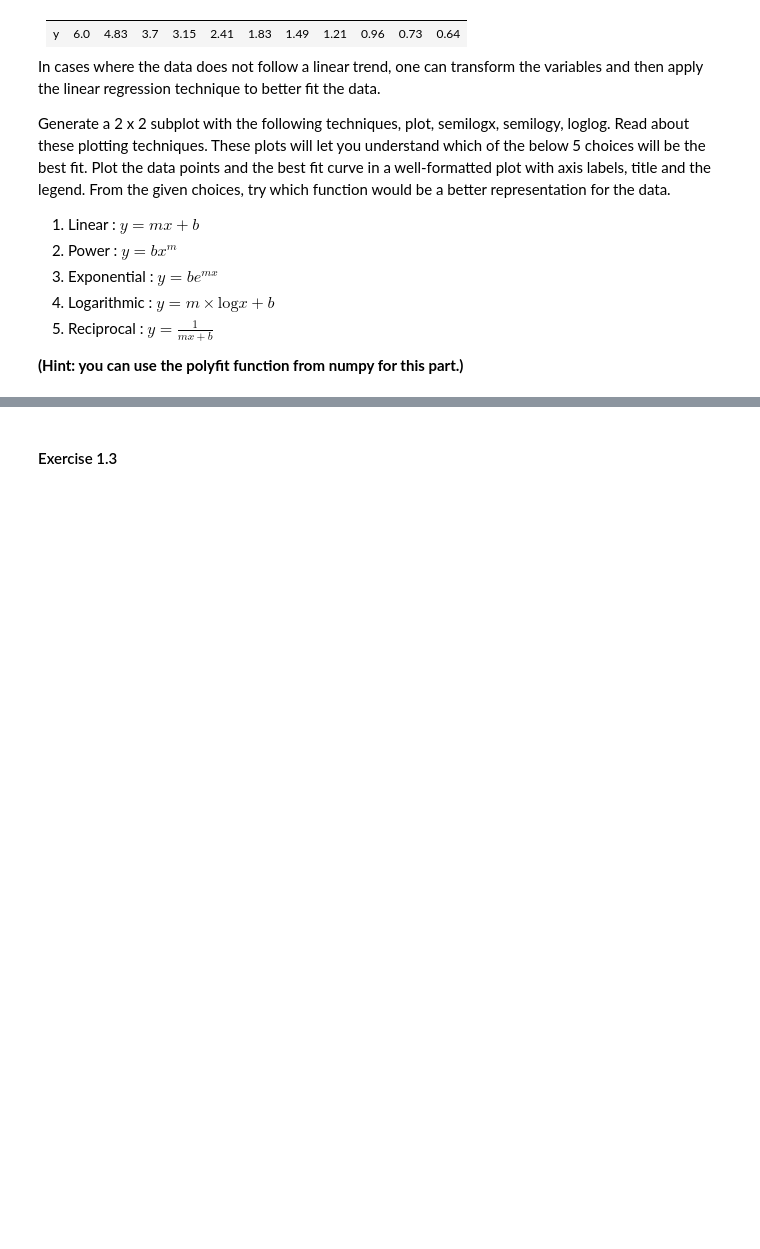
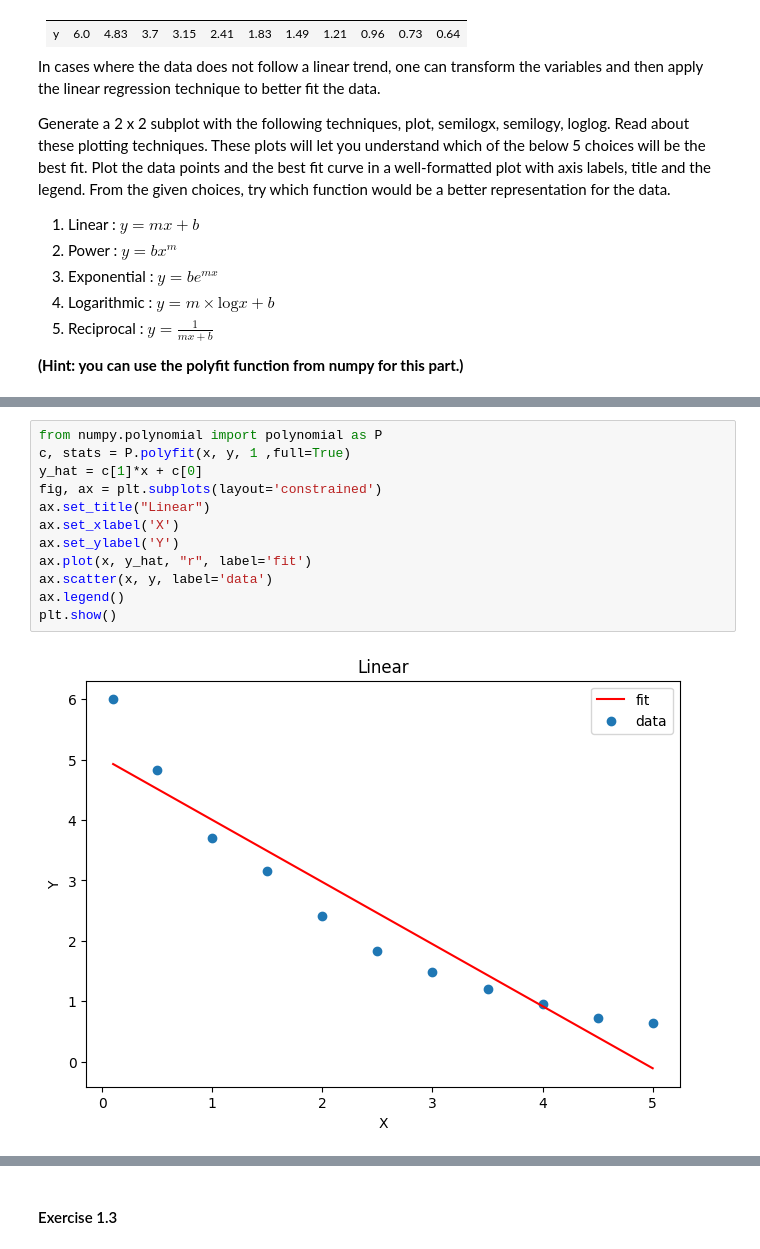
Before and after one commit to amirheyvaz/WiSe-2024, a Jupyter notebook: ML LAB/Exercises/1/1747696_Exercise_01.ipynb, the cells around one changed output, grey strips where cells are left out. Saved outputs shown, nothing was run; the diff lists cells and outputs as text; blank space fills up the shorter version.

```diff
--- a/ML LAB/Exercises/1/1747696_Exercise_01.ipynb
+++ b/ML LAB/Exercises/1/1747696_Exercise_01.ipynb
@@ -128,0 +160,14 @@ plt.show()
+# %%
+from numpy.polynomial import polynomial as P
+c, stats = P.polyfit(x, y, 1 ,full=True)
+y_hat = c[1]*x + c[0]
+fig, ax = plt.subplots(layout='constrained')
+ax.set_title("Linear")
+ax.set_xlabel('X')
+ax.set_ylabel('Y')
+ax.plot(x, y_hat, "r", label='fit')
+ax.scatter(x, y, label='data')
+ax.legend()
+plt.show()
+# %% [output]
+[figure, added]
```
Also changed, not shown: parts of 13 cells of this notebook.
